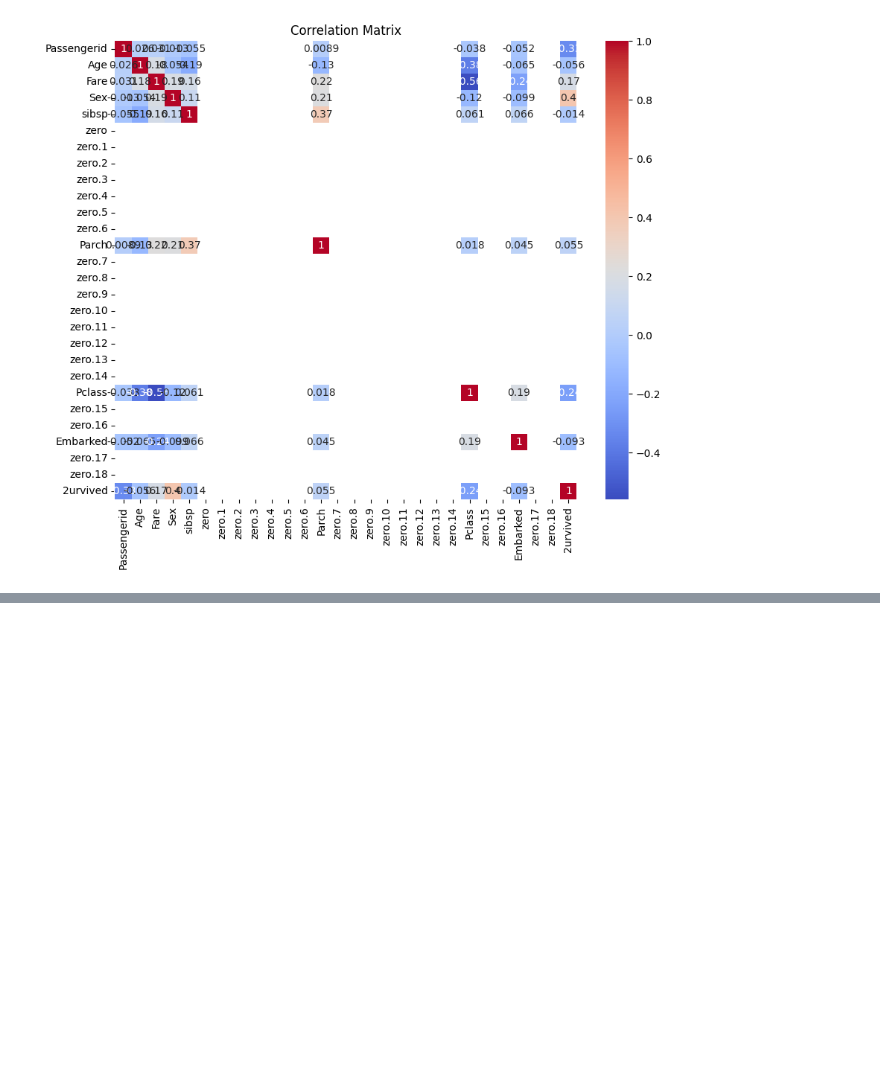
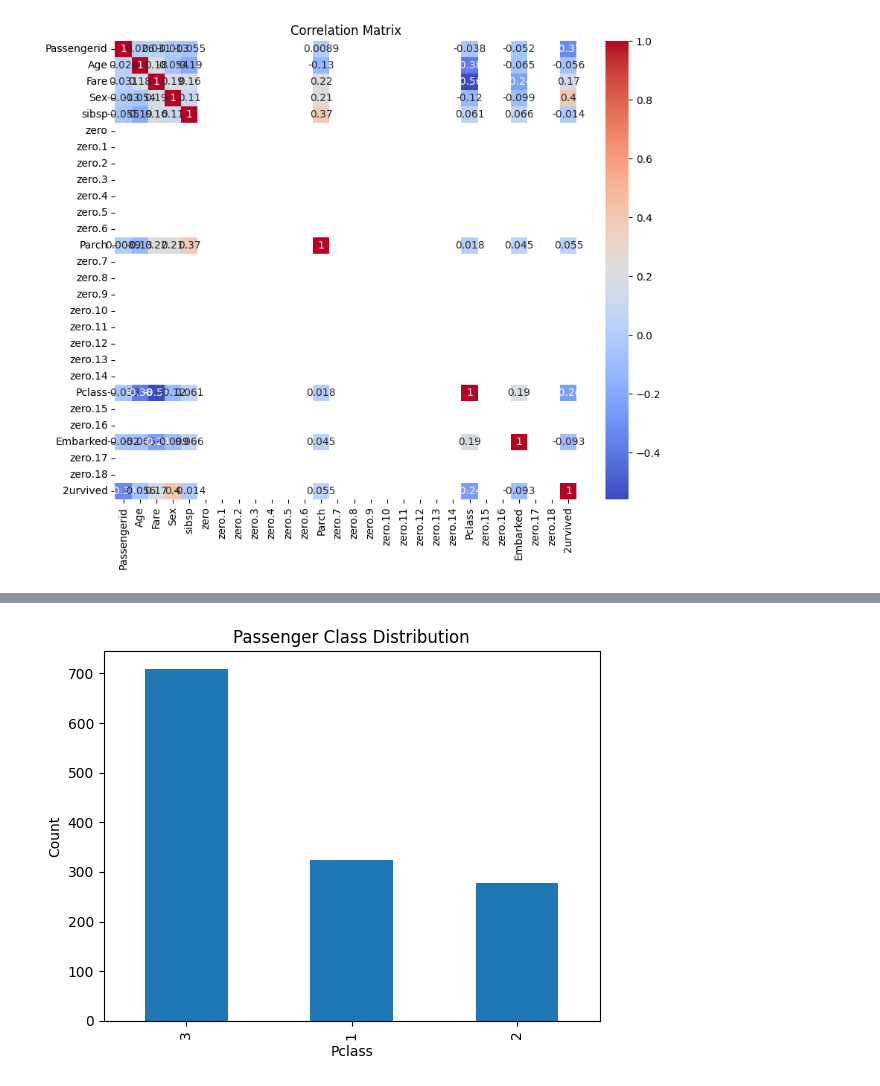
Before and after one commit to MaDhuManodya/Kaggle-Data-Analysis, a Jupyter notebook: Titanic_Survival_Analysis.ipynb, the cells around one changed output, grey strips where cells are left out. Drawn from its saved outputs; the diff is of its cells as text; code cells hidden in the pictures; blank space fills up the shorter version.

Commit message:
Data Visualization

```diff
--- a/Titanic_Survival_Analysis.ipynb
+++ b/Titanic_Survival_Analysis.ipynb
@@ -172,0 +192,9 @@ plt.show()
+# %%
+# Bar plot for Pclass
+df['Pclass'].value_counts().plot(kind='bar')
+plt.title('Passenger Class Distribution')
+plt.xlabel('Pclass')
+plt.ylabel('Count')
+plt.show()
+# %% [output]
+[figure, added]
```
Also changed, not shown: parts of 5 cells of this notebook.
